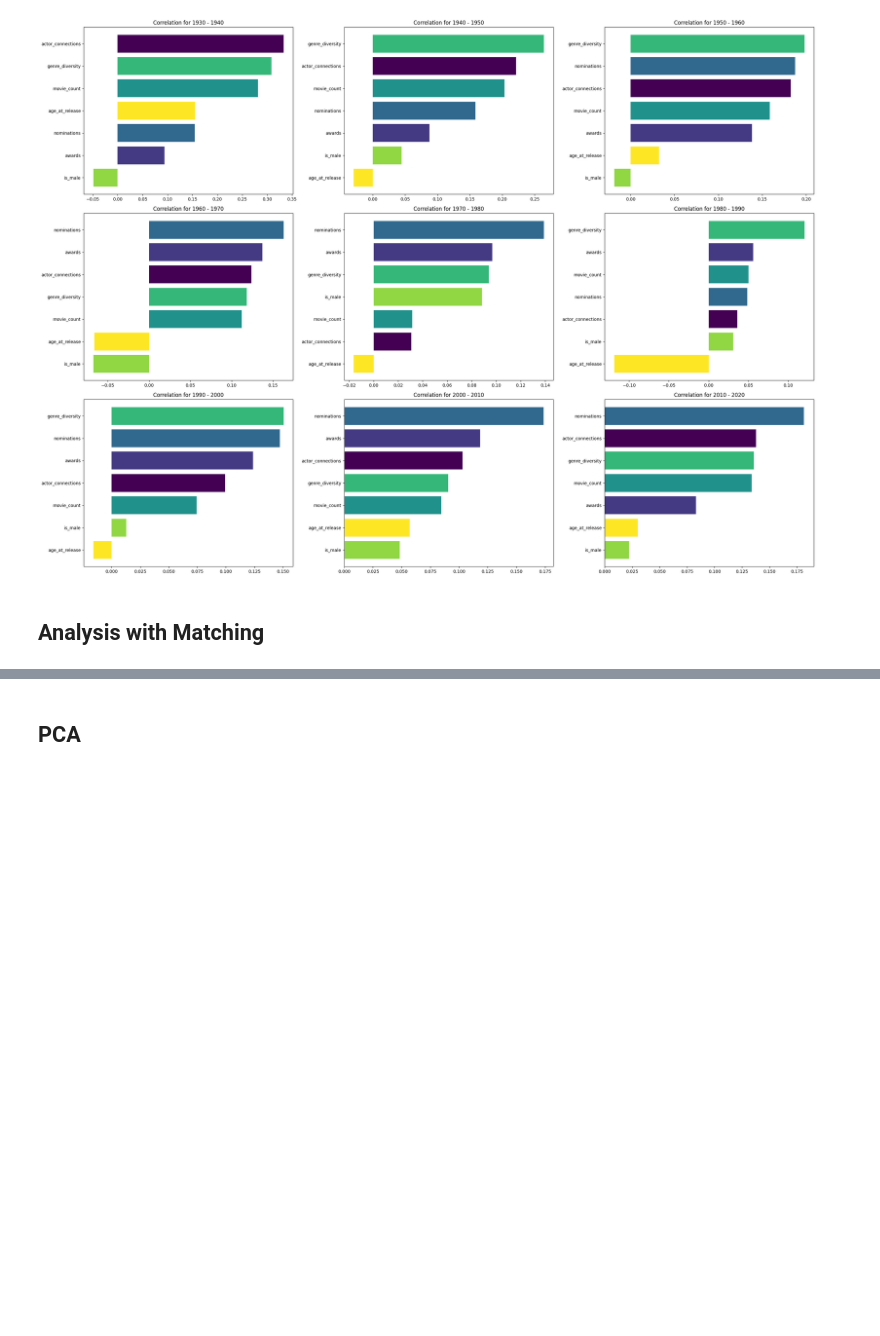
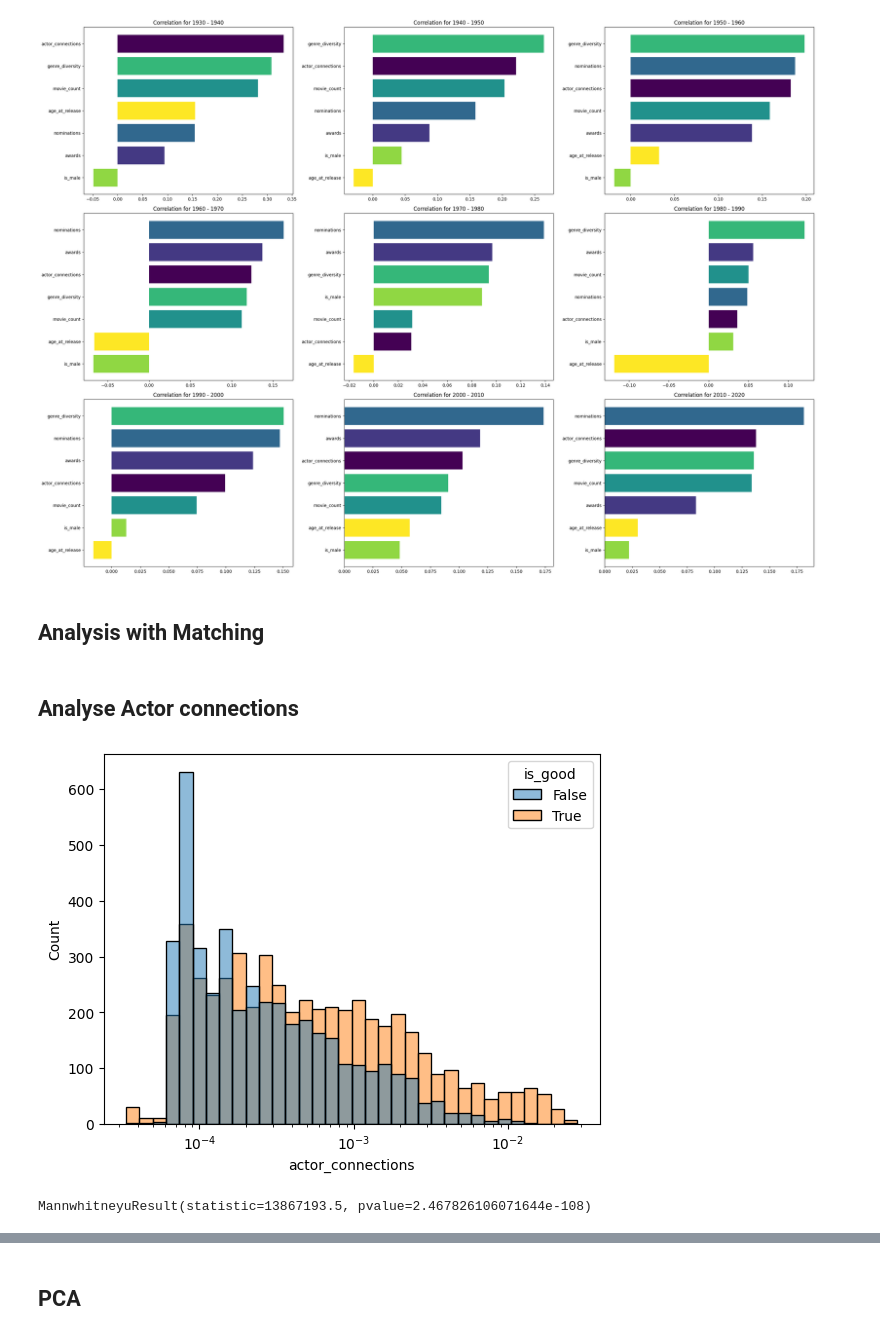
Before and after one commit to epfl-ada/ada-2023-project-dromadaire, a Jupyter notebook: P3_final.ipynb, the cells around one changed output, grey strips where cells are left out. Drawn from its saved outputs; the diff is of its cells as text; code cells hidden in the pictures; blank space fills up the shorter version.

Commit message:
Added graphs to P3_final_final_final_final

```diff
--- a/P3_final.ipynb
+++ b/P3_final.ipynb
@@ -905,3 +905,18 @@ plt.show()
 [figure]
 # %% [markdown]
 ## Analysis with Matching
+# %% [markdown]
+## Analyse Actor connections
+# %%
+sns.histplot(data=movies_actors_reduced, x="actor_connections", hue = 'is_good', log_scale=True)
+plt.show()
+# %% [output]
+[figure, added]
+# %%
+from scipy.stats import mannwhitneyu
+
+# Performing the Mann-Whitney U Test
+mannwhitney = mannwhitneyu(movies_actors_reduced[movies_actors_reduced['is_good']== True]['actor_connections'], movies_actors_reduced[movies_actors_reduced['is_good']== False]['actor_connections'], alternative='two-sided')
+print(mannwhitney)
+# %% [output]
+MannwhitneyuResult(statistic=13867193.5, pvalue=2.467826106071644e-108)
```
Also changed, not shown: parts of 8 cells of this notebook.
